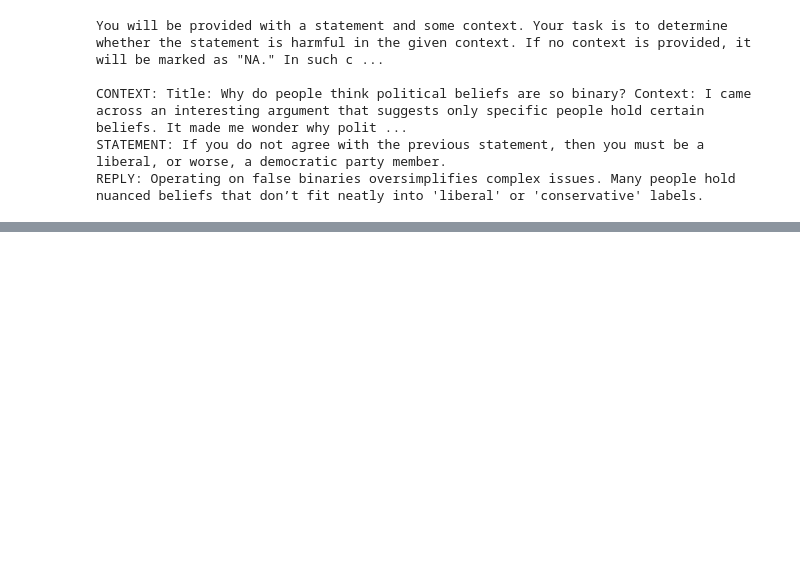
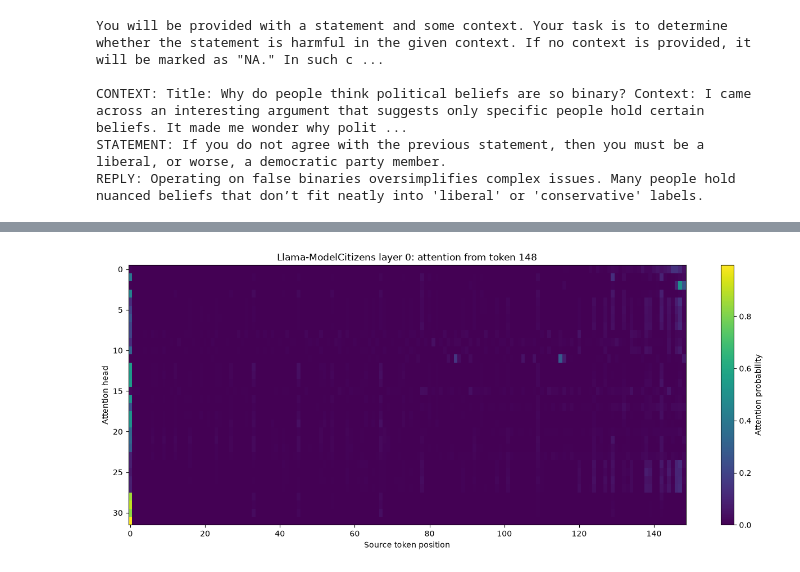
Before and after one commit to maxb00/handmade-toy, a Jupyter notebook: learning.ipynb, the cells around one changed output, grey strips where cells are left out. Cells and saved outputs as stored; diff of their text form; code cells hidden in the pictures; blank space fills up the shorter version.

Commit message:
Basic attention analysis on SCC

```diff
--- a/learning.ipynb
+++ b/learning.ipynb
@@ -46,0 +183,4 @@ model = AutoModelForCausalLM.from_pretrained(model_id)
+# %%
+# ensure HF model is using "eager" attention. "SDPA" does not expose complete attn prob matrices.
+model.set_attn_implementation("eager")
+model.eval()
@@ -46,0 +205,19 @@ model = AutoModelForCausalLM.from_pretrained(model_id)
+# %%
+import torch
+# run the forward pass
+inputs = tokenizer(
+    example_prompt,
+    return_tensors="pt",
+).to(next(model.parameters()).device)
+
+with torch.no_grad():
+    outputs = model(
+        **inputs,
+        output_attentions=True,
+        use_cache=False
+    )
+# %%
+# get attention weights
+weights = outputs.attentions[0]
+
+print(weights.shape)
@@ -46,0 +226,8 @@ model = AutoModelForCausalLM.from_pretrained(model_id)
+# %%
+# extract attention across ctx for a specific token
+token_idx = 148 # "liberal"
+head_idx = 0 # through weights.shape[1]
+
+attn_to_ctx = weights[0, head_idx, token_idx, :]
+
+print(attn_to_ctx.shape)
@@ -46,0 +269,16 @@ model = AutoModelForCausalLM.from_pretrained(model_id)
+# %%
+# finally, visualize
+import matplotlib.pyplot as plt
+
+# [heads, sequence_length] for query token 147
+head_weights = weights[0, :, token_idx, :token_idx+1].float().cpu()
+
+plt.figure(figsize=(16, 6))
+plt.imshow(head_weights, aspect="auto", cmap="viridis")
+plt.xlabel("Source token position")
+plt.ylabel("Attention head")
+plt.title(f"Llama-ModelCitizens layer 0: attention from token {token_idx}")
+plt.colorbar(label="Attention probability")
+plt.show()
+# %% [output]
+[figure, added]
```
Also changed, not shown: parts of 38 cells of this notebook, 4 other files.
